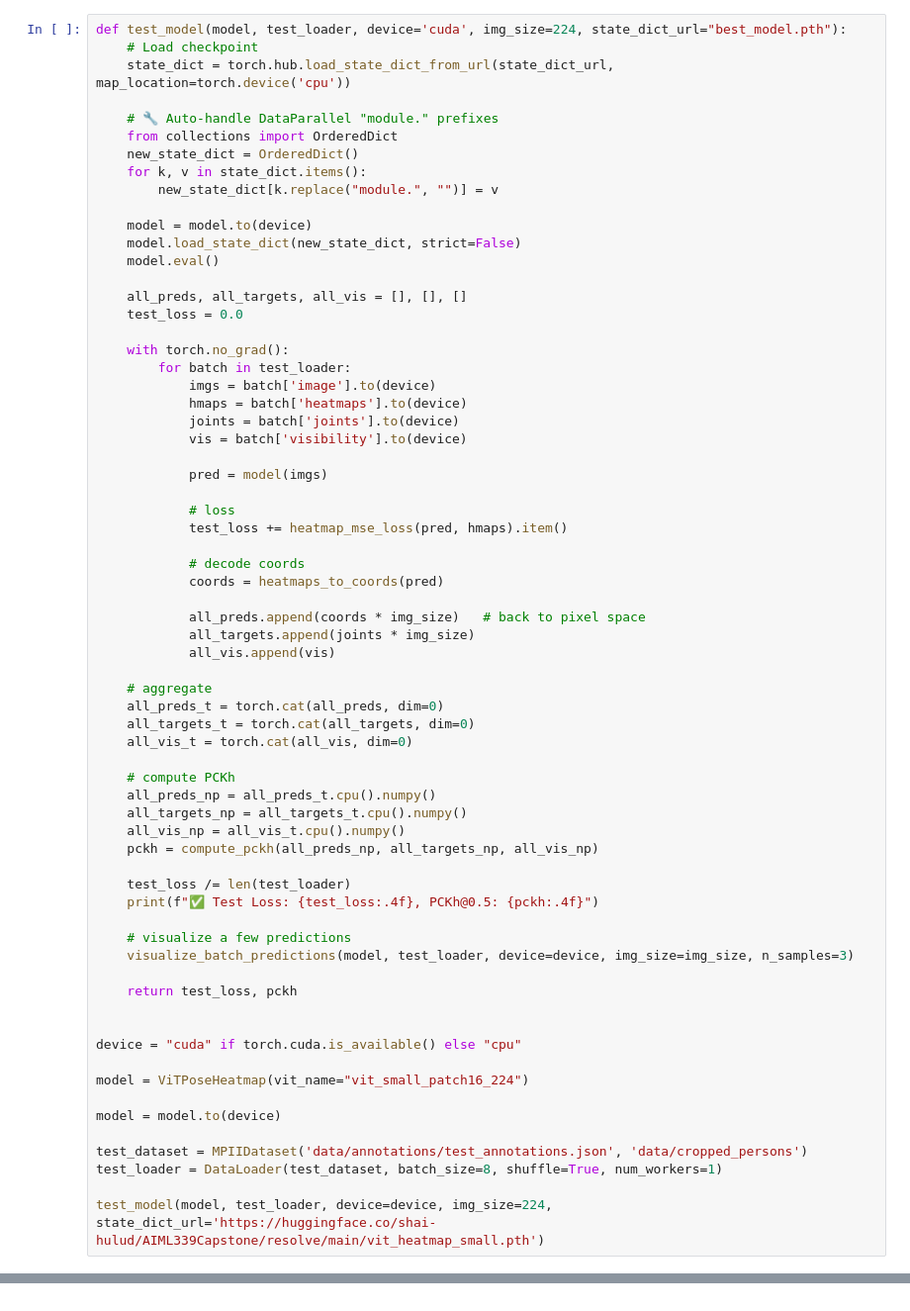
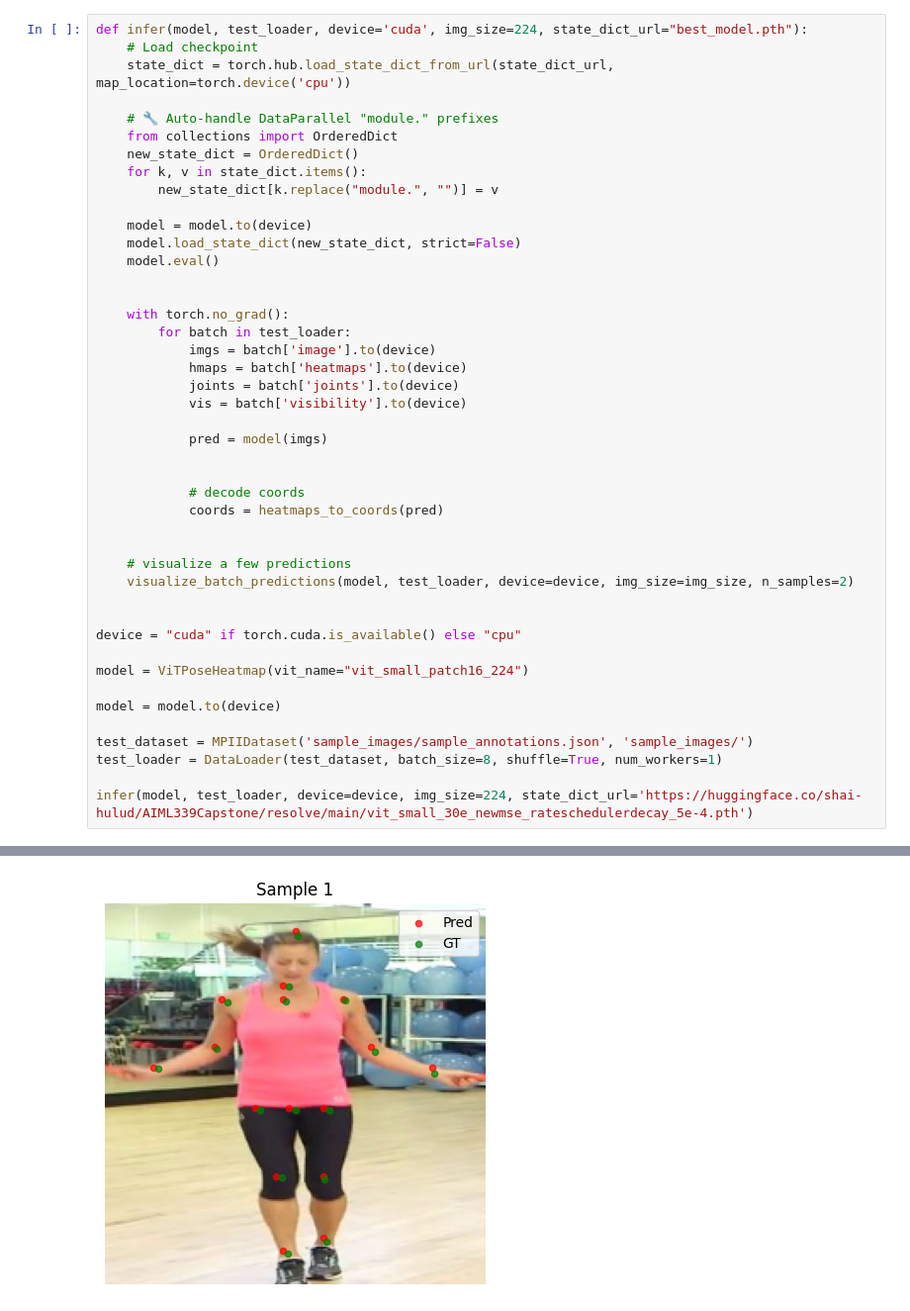
Before and after one commit to leftlyk/AIML339Capstone, a Jupyter notebook: run_inference.ipynb, the cells around one changed output, grey strips where cells are left out. Shown at 99% size. Cells and saved outputs as stored; diff of their text form.

Commit message:
Push sample code, model updates, losses, notebooks

```diff
--- a/run_inference.ipynb
+++ b/run_inference.ipynb
@@ -10,5 +10,5 @@ from models.model import ViTPoseHeatmap
 # %%
-def test_model(model, test_loader, device='cuda', img_size=224, state_dict_url="best_model.pth"):
+def infer(model, test_loader, device='cuda', img_size=224, state_dict_url="best_model.pth"):
     # Load checkpoint
     state_dict = torch.hub.load_state_dict_from_url(state_dict_url, map_location=torch.device('cpu'))
 
@@ -22,8 +22,6 @@ def test_model(model, test_loader, device='cuda', img_size=224, state_dict_url="
     model.load_state_dict(new_state_dict, strict=False)
     model.eval()
 
-    all_preds, all_targets, all_vis = [], [], []
-    test_loss = 0.0
 
     with torch.no_grad():
         for batch in test_loader:
@@ -34,34 +32,13 @@ def test_model(model, test_loader, device='cuda', img_size=224, state_dict_url="
 
             pred = model(imgs)
 
-            # loss
-            test_loss += heatmap_mse_loss(pred, hmaps).item()
 
             # decode coords
             coords = heatmaps_to_coords(pred)
 
-            all_preds.append(coords * img_size)   # back to pixel space
-            all_targets.append(joints * img_size)
-            all_vis.append(vis)
-
-    # aggregate
-    all_preds_t = torch.cat(all_preds, dim=0)
-    all_targets_t = torch.cat(all_targets, dim=0)
-    all_vis_t = torch.cat(all_vis, dim=0)
-
-    # compute PCKh
-    all_preds_np = all_preds_t.cpu().numpy()
-    all_targets_np = all_targets_t.cpu().numpy()
-    all_vis_np = all_vis_t.cpu().numpy()
-    pckh = compute_pckh(all_preds_np, all_targets_np, all_vis_np)
-
-    test_loss /= len(test_loader)
-    print(f"✅ Test Loss: {test_loss:.4f}, PCKh@0.5: {pckh:.4f}")
 
     # visualize a few predictions
-    visualize_batch_predictions(model, test_loader, device=device, img_size=img_size, n_samples=3)
-
-    return test_loss, pckh
+    visualize_batch_predictions(model, test_loader, device=device, img_size=img_size, n_samples=2)
 
 
 device = "cuda" if torch.cuda.is_available() else "cpu"
@@ -70,8 +47,8 @@ model = ViTPoseHeatmap(vit_name="vit_small_patch16_224")
 
 model = model.to(device)
 
-test_dataset = MPIIDataset('data/annotations/test_annotations.json', 'data/cropped_persons')
+test_dataset = MPIIDataset('sample_images/sample_annotations.json', 'sample_images/')
 test_loader = DataLoader(test_dataset, batch_size=8, shuffle=True, num_workers=1)
 
-test_model(model, test_loader, device=device, img_size=224, state_dict_url='https://huggingface.co/shai-hulud/AIML339Capstone/resolve/main/vit_heatmap_small.pth')
+infer(model, test_loader, device=device, img_size=224, state_dict_url='https://huggingface.co/shai-hulud/AIML339Capstone/resolve/main/vit_small_30e_newmse_rateschedulerdecay_5e-4.pth')
 # %% [output]
@@ -79,0 +55 @@ TypeError: heatmaps_to_coords() got an unexpected keyword argument 'img_size'
+[figure, added]
```
Also changed, not shown: parts of 2 cells of this notebook, 10 other files.
